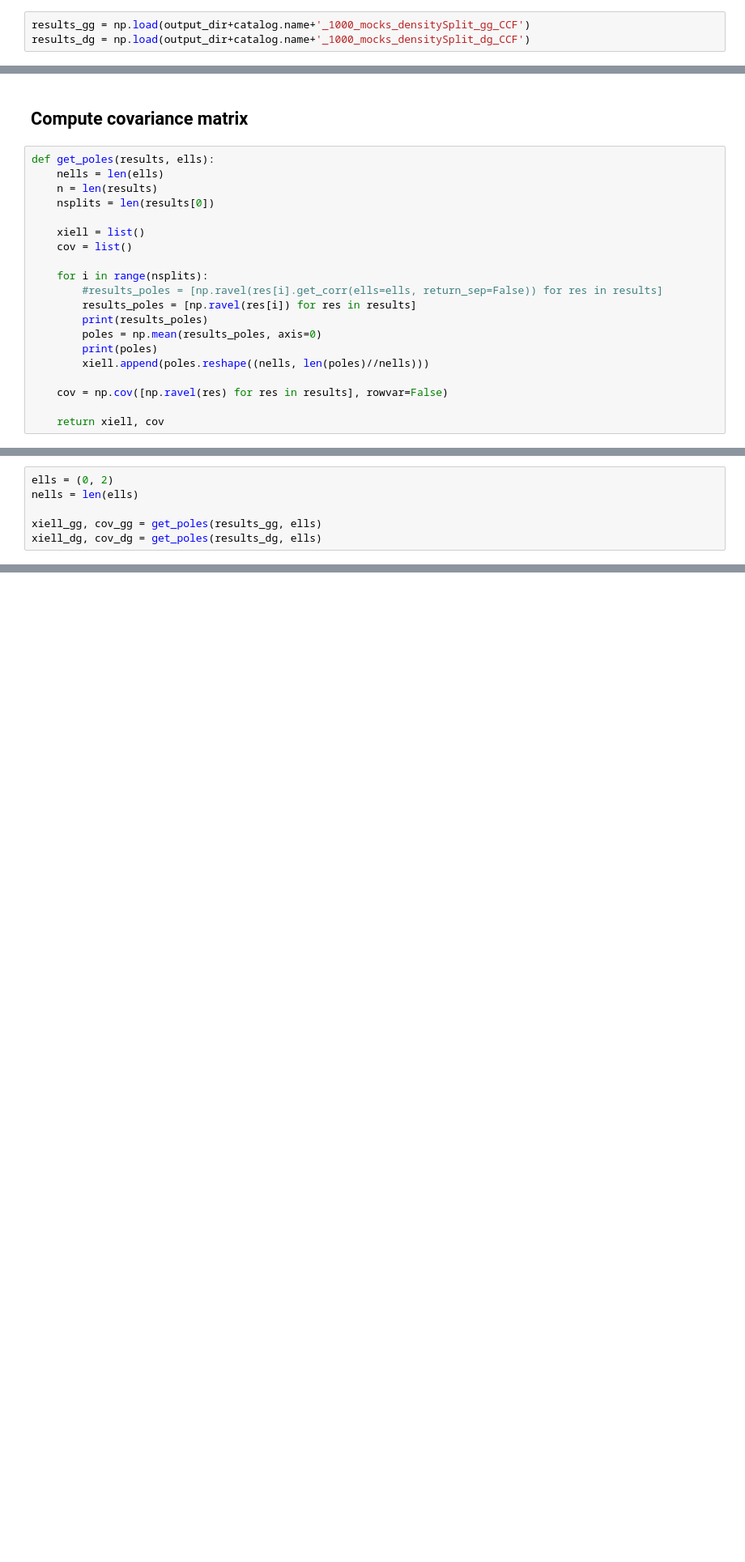
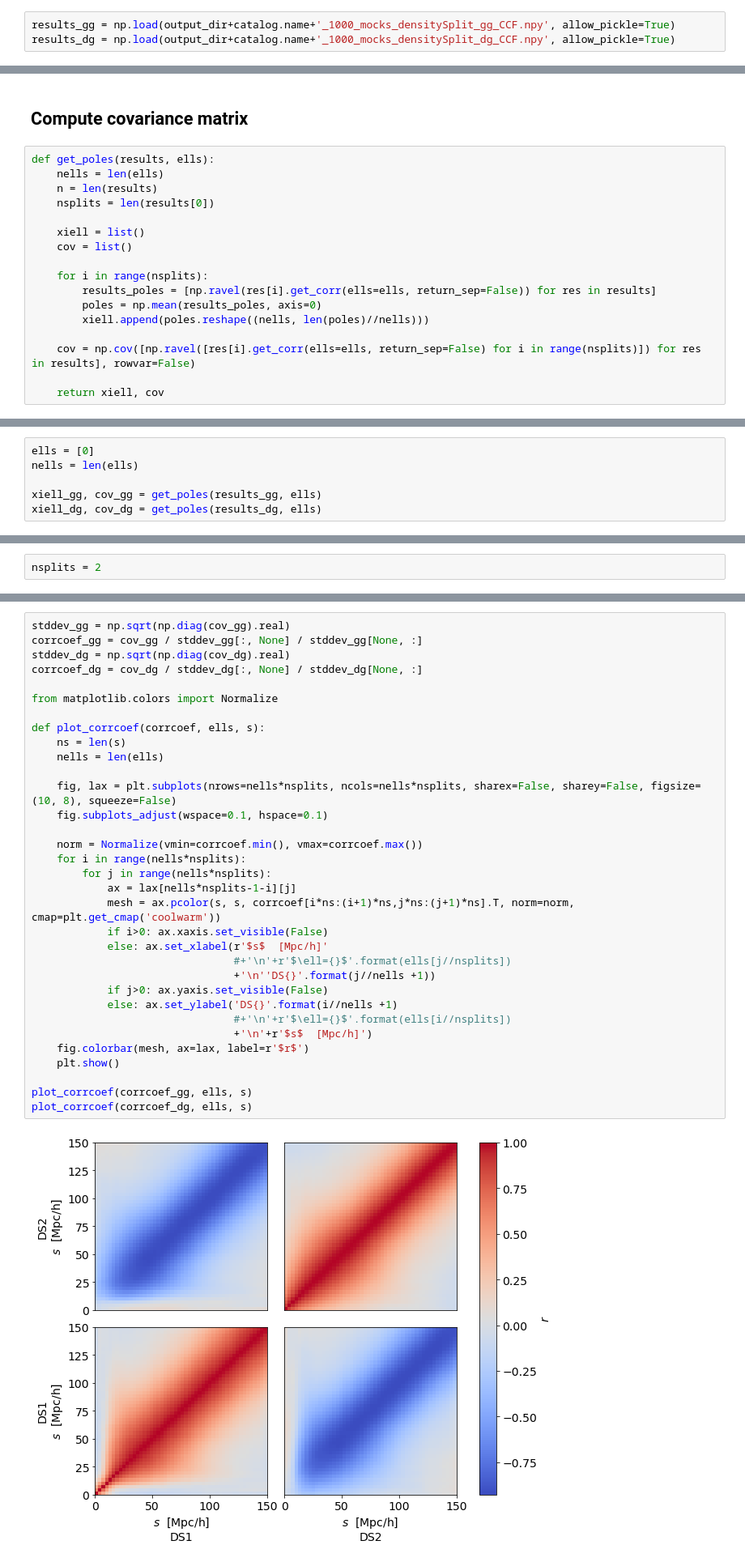
Before and after one commit to mathildepinon/densitysplit, a Jupyter notebook: nb/LogNormalMocks_SplitDensities_CCFs_MPI.ipynb, the cells around one changed output, grey strips where cells are left out. Shown at 81% size. Cells and saved outputs as stored; diff of their text form; blank space fills up the shorter version.

Commit message:
update mocks scripts

```diff
--- a/nb/LogNormalMocks_SplitDensities_CCFs_MPI.ipynb
+++ b/nb/LogNormalMocks_SplitDensities_CCFs_MPI.ipynb
@@ -55,3 +74,3 @@ catalog_split_xiell_dg = [result.get_corr(ells=ells, return_sep=False) for resul
 # %%
-results_gg = np.load(output_dir+catalog.name+'_1000_mocks_densitySplit_gg_CCF')
-results_dg = np.load(output_dir+catalog.name+'_1000_mocks_densitySplit_dg_CCF')
+results_gg = np.load(output_dir+catalog.name+'_1000_mocks_densitySplit_gg_CCF.npy', allow_pickle=True)
+results_dg = np.load(output_dir+catalog.name+'_1000_mocks_densitySplit_dg_CCF.npy', allow_pickle=True)
@@ -73,13 +86,10 @@ def get_poles(results, ells):
     cov = list()
 
     for i in range(nsplits):
-        #results_poles = [np.ravel(res[i].get_corr(ells=ells, return_sep=False)) for res in results]
-        results_poles = [np.ravel(res[i]) for res in results]
-        print(results_poles)
+        results_poles = [np.ravel(res[i].get_corr(ells=ells, return_sep=False)) for res in results]
         poles = np.mean(results_poles, axis=0)
-        print(poles)
         xiell.append(poles.reshape((nells, len(poles)//nells)))
 
-    cov = np.cov([np.ravel(res) for res in results], rowvar=False)
+    cov = np.cov([np.ravel([res[i].get_corr(ells=ells, return_sep=False) for i in range(nsplits)]) for res in results], rowvar=False)
 
     return xiell, cov
@@ -100,5 +96,5 @@ poles, cv = get_poles(corr, (0, 2))
 # %%
-ells = (0, 2)
+ells = [0]
 nells = len(ells)
 
 xiell_gg, cov_gg = get_poles(results_gg, ells)
@@ -106 +105,3 @@ xiell_dg, cov_dg = get_poles(results_dg, ells)
+# %%
+nsplits = 2
 # %%
@@ -108,0 +112,35 @@ std_dg = [np.array_split(np.diag(cov_dg[i])**0.5, nells) for i in range(len(cov_
+# %%
+stddev_gg = np.sqrt(np.diag(cov_gg).real)
+corrcoef_gg = cov_gg / stddev_gg[:, None] / stddev_gg[None, :]
+stddev_dg = np.sqrt(np.diag(cov_dg).real)
+corrcoef_dg = cov_dg / stddev_dg[:, None] / stddev_dg[None, :]
+
+from matplotlib.colors import Normalize
+
+def plot_corrcoef(corrcoef, ells, s):
+    ns = len(s)
+    nells = len(ells)
+
+    fig, lax = plt.subplots(nrows=nells*nsplits, ncols=nells*nsplits, sharex=False, sharey=False, figsize=(10, 8), squeeze=False)
+    fig.subplots_adjust(wspace=0.1, hspace=0.1)
+
+    norm = Normalize(vmin=corrcoef.min(), vmax=corrcoef.max())
+    for i in range(nells*nsplits):
+        for j in range(nells*nsplits):
+            ax = lax[nells*nsplits-1-i][j]
+            mesh = ax.pcolor(s, s, corrcoef[i*ns:(i+1)*ns,j*ns:(j+1)*ns].T, norm=norm, cmap=plt.get_cmap('coolwarm'))
+            if i>0: ax.xaxis.set_visible(False)
+            else: ax.set_xlabel(r'$s$  [Mpc/h]'
+                                #+'\n'+r'$\ell={}$'.format(ells[j//nsplits])
+                                +'\n''DS{}'.format(j//nells +1))
+            if j>0: ax.yaxis.set_visible(False)
+            else: ax.set_ylabel('DS{}'.format(i//nells +1)
+                                #+'\n'+r'$\ell={}$'.format(ells[i//nsplits])
+                                +'\n'+r'$s$  [Mpc/h]')
+    fig.colorbar(mesh, ax=lax, label=r'$r$')
+    plt.show()
+
+plot_corrcoef(corrcoef_gg, ells, s)
+plot_corrcoef(corrcoef_dg, ells, s)
+# %% [output]
+[figure, added]
```
Also changed, not shown: parts of 16 cells of this notebook, 2 other files.
